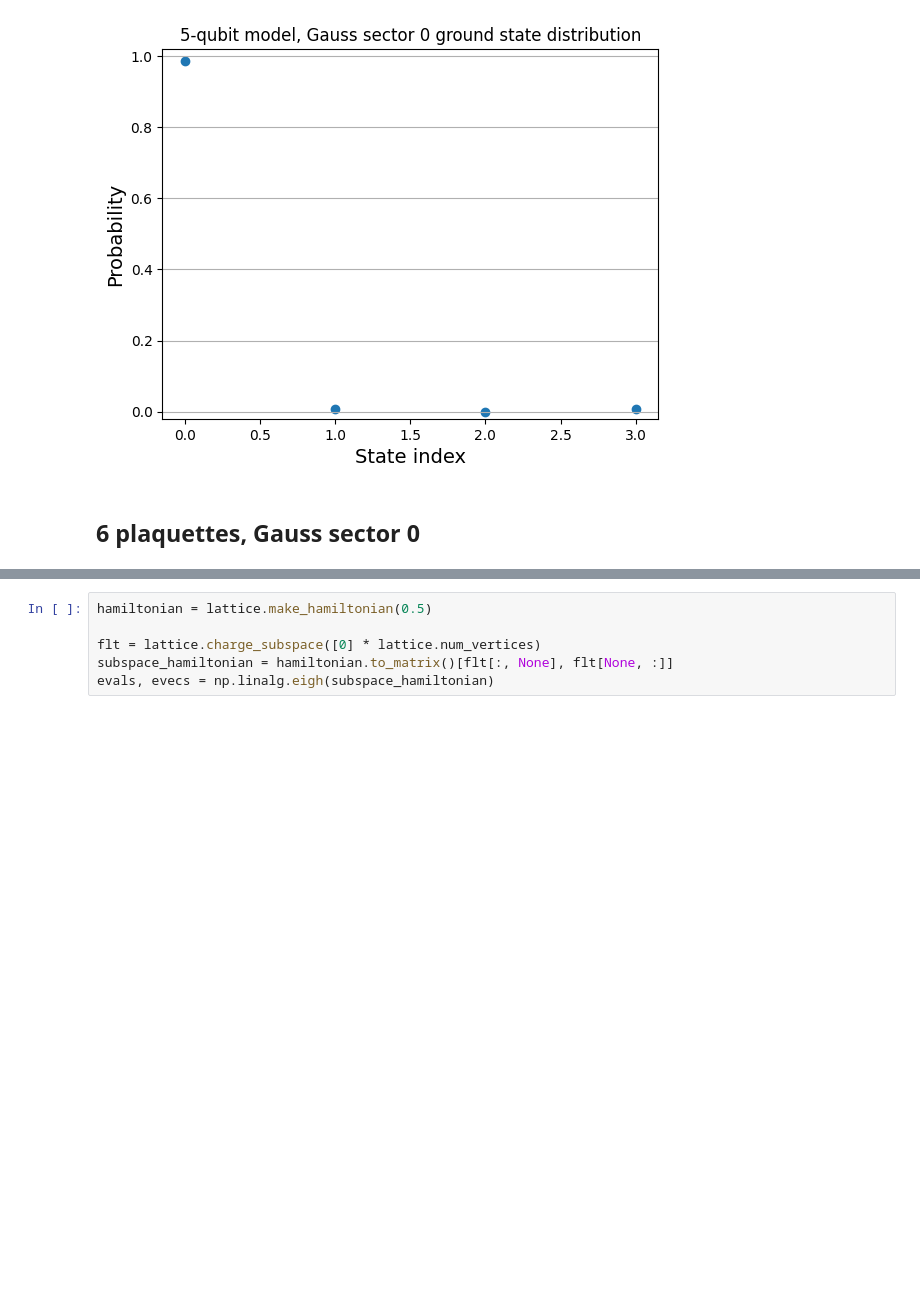
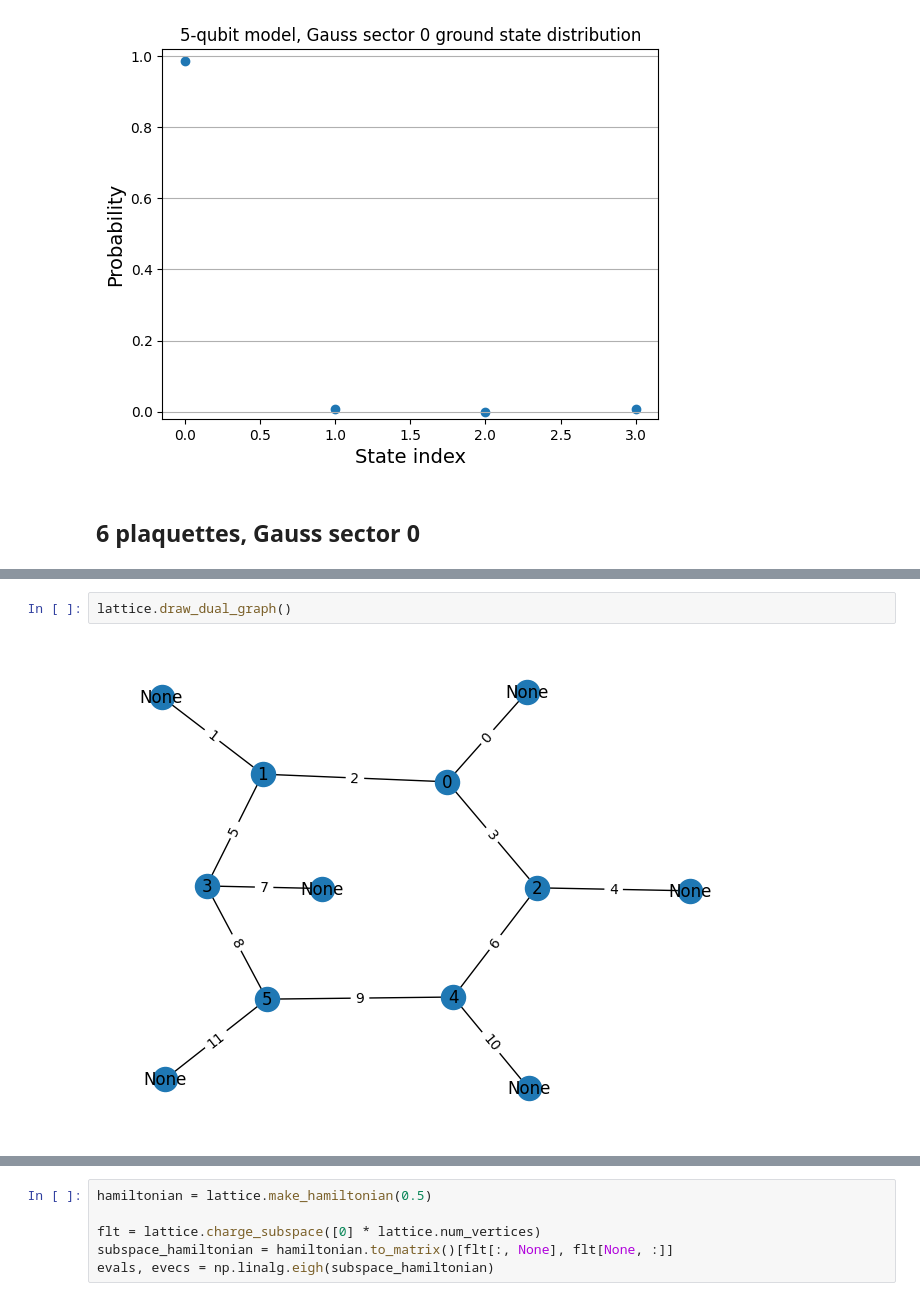
Before and after one commit to UTokyo-ICEPP/heavyhex-qft, a Jupyter notebook: notebooks/triangular_z2.ipynb, the cells around one changed output, grey strips where cells are left out. Saved outputs shown, nothing was run; the diff lists cells and outputs as text; blank space fills up the shorter version.

```diff
--- a/notebooks/triangular_z2.ipynb
+++ b/notebooks/triangular_z2.ipynb
@@ -65,3 +71,7 @@ lattice.draw_graph()
+# %%
+lattice.draw_dual_graph()
+# %% [output]
+[figure, added]
 # %%
 lattice.draw_qubit_graph()
 # %% [output]
```
Also changed, not shown: parts of 6 cells of this notebook, 1 other file.
